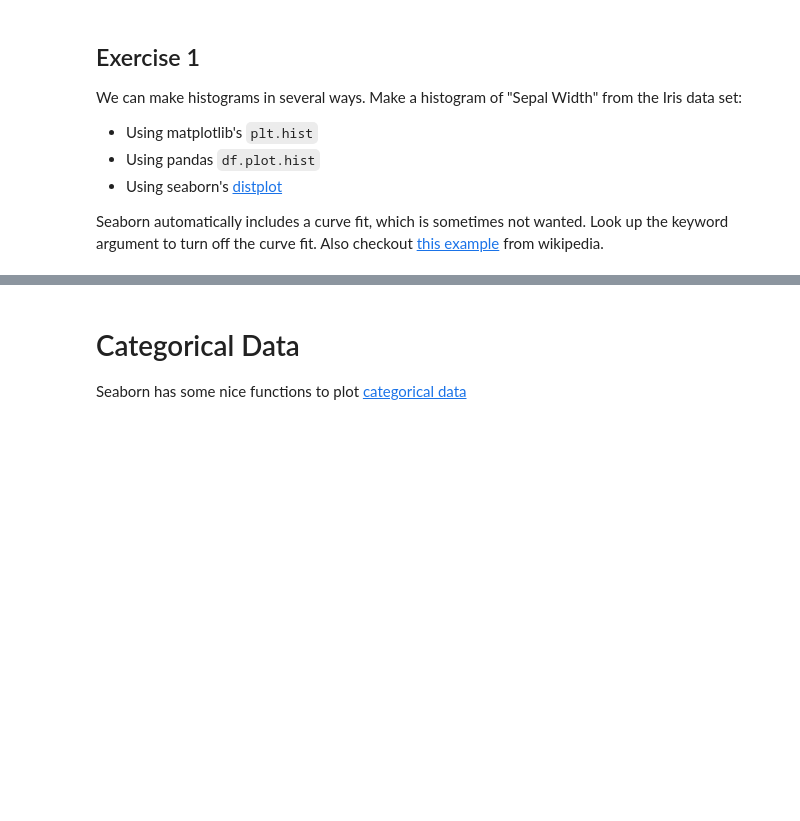
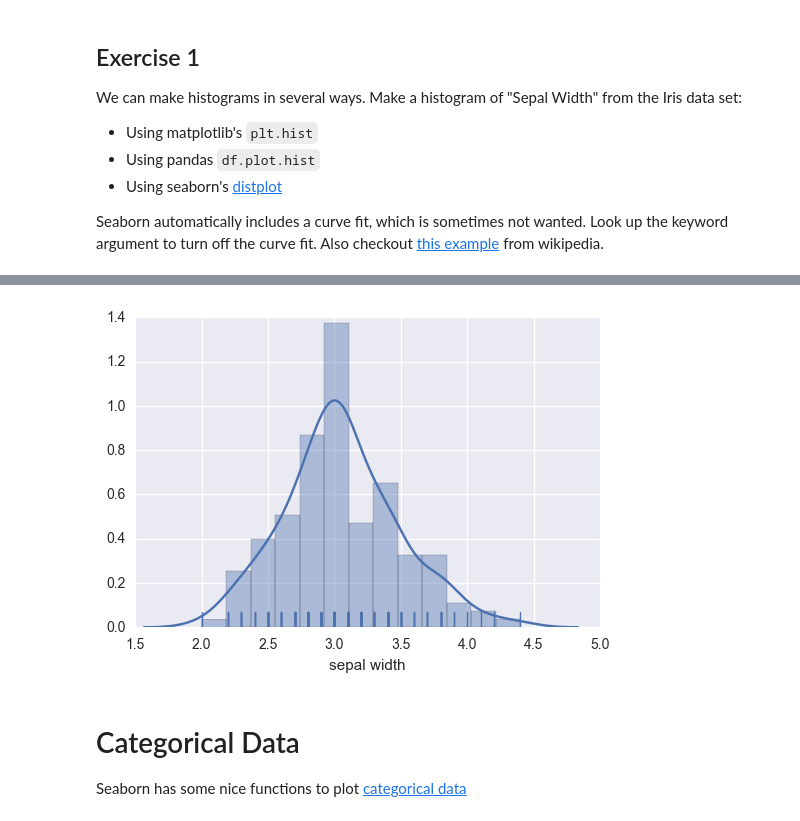
Before and after one commit to hhenningsg/Hannah-DS4, a Jupyter notebook: lessons/lesson-05/code/Data Visualization Lab.ipynb, the cells around one changed output, grey strips where cells are left out. Saved outputs shown, nothing was run; the diff lists cells and outputs as text; code cells hidden in the pictures; blank space fills up the shorter version.

```diff
--- a/lessons/lesson-05/code/Data Visualization Lab.ipynb
+++ b/lessons/lesson-05/code/Data Visualization Lab.ipynb
@@ -156,3 +168,8 @@ Seaborn automatically includes a curve fit, which is sometimes not wanted. Look
+# %%
+#seaborn
+sns.distplot(df["sepal_width"], rug=True, axlabel = "sepal width");
+# %% [output]
+[figure, added]
 # %% [markdown]
 # Categorical Data
 Seaborn has some nice functions to plot [categorical data](https://stanford.edu/~mwaskom/software/seaborn/tutorial/categorical.html)
```
Also changed, not shown: parts of 9 cells of this notebook, 2 other files.
